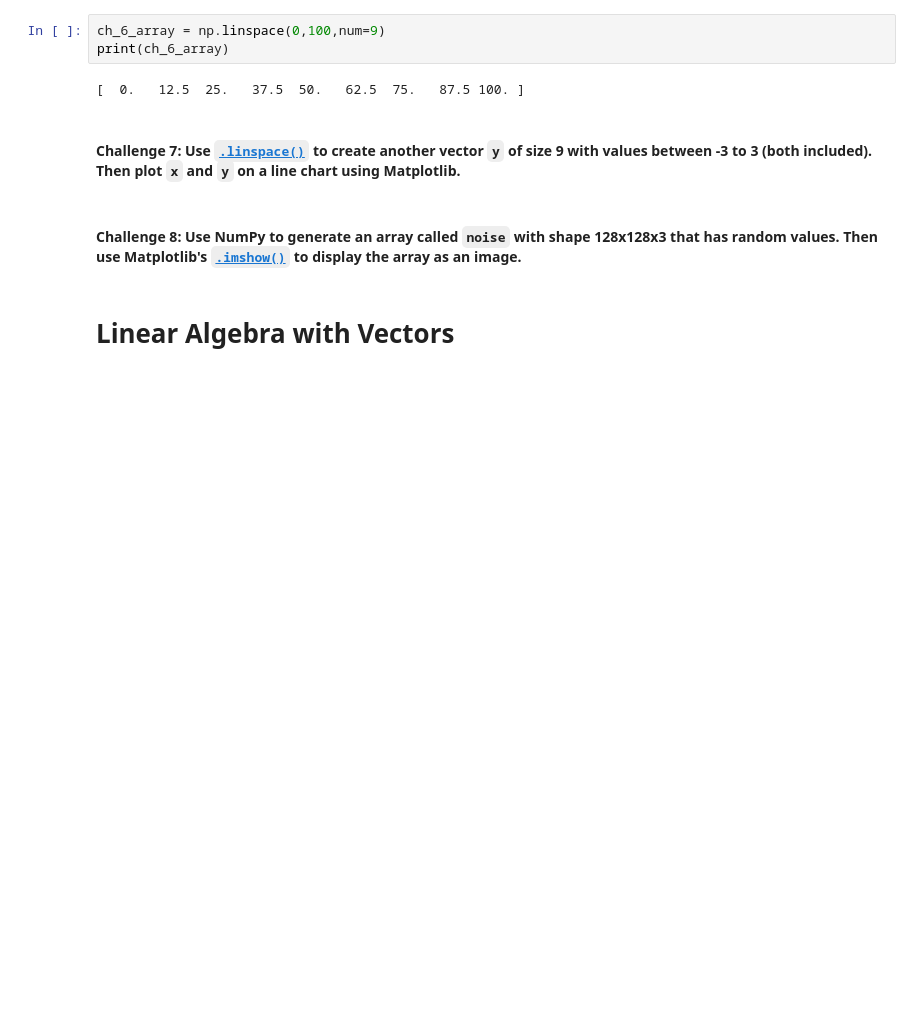
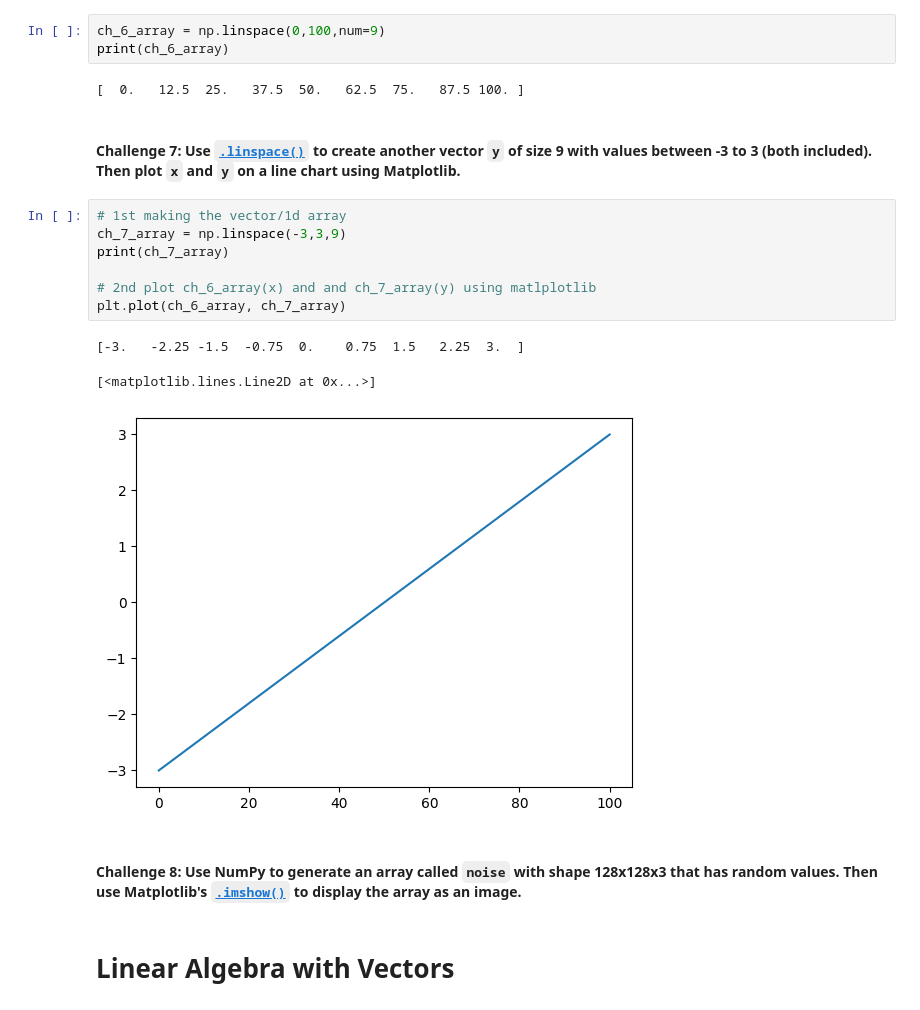
Before and after one commit to Aman88600/100-days-of-code, a Jupyter notebook: Day_77/Computation+with+NumPy+(start)/Computation with NumPy (start)/Computation_with_NumPy_and_N_Dimensional_Arrays_(start).ipynb, the cells around one changed output. Saved outputs shown, nothing was run; the diff lists cells and outputs as text; blank space fills up the shorter version.

```diff
--- a/Day_77/Computation+with+NumPy+(start)/Computation with NumPy (start)/Computation_with_NumPy_and_N_Dimensional_Arrays_(start).ipynb
+++ b/Day_77/Computation+with+NumPy+(start)/Computation with NumPy (start)/Computation_with_NumPy_and_N_Dimensional_Arrays_(start).ipynb
@@ -209,6 +209,17 @@ print(ch_6_array)
 [  0.   12.5  25.   37.5  50.   62.5  75.   87.5 100. ]
 # %% [markdown]
 #### **Challenge 7**: Use [`.linspace()`](https://numpy.org/doc/stable/reference/generated/numpy.linspace.html) to create another vector `y` of size 9 with values between -3 to 3 (both included). Then plot `x` and `y` on a line chart using Matplotlib.
+# %%
+# 1st making the vector/1d array
+ch_7_array = np.linspace(-3,3,9)
+print(ch_7_array)
+
+# 2nd plot ch_6_array(x) and and ch_7_array(y) using matlplotlib
+plt.plot(ch_6_array, ch_7_array)
+# %% [output]
+[-3.   -2.25 -1.5  -0.75  0.    0.75  1.5   2.25  3.  ]
+[<matplotlib.lines.Line2D at 0x...>]
+[figure, added]
 # %% [markdown]
 #### **Challenge 8**: Use NumPy to generate an array called `noise` with shape 128x128x3 that has random values. Then use Matplotlib's [`.imshow()`](https://matplotlib.org/3.1.1/api/_as_gen/matplotlib.pyplot.imshow.html) to display the array as an image.
 # %% [markdown]
```
